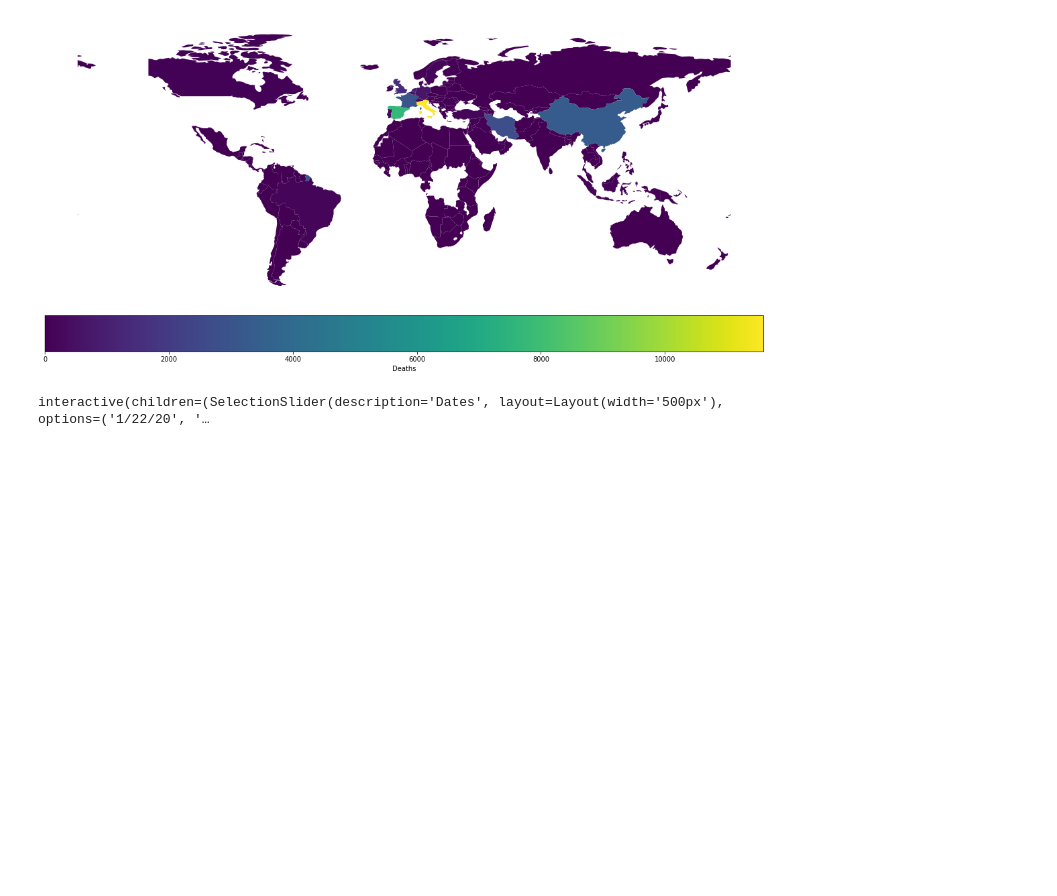
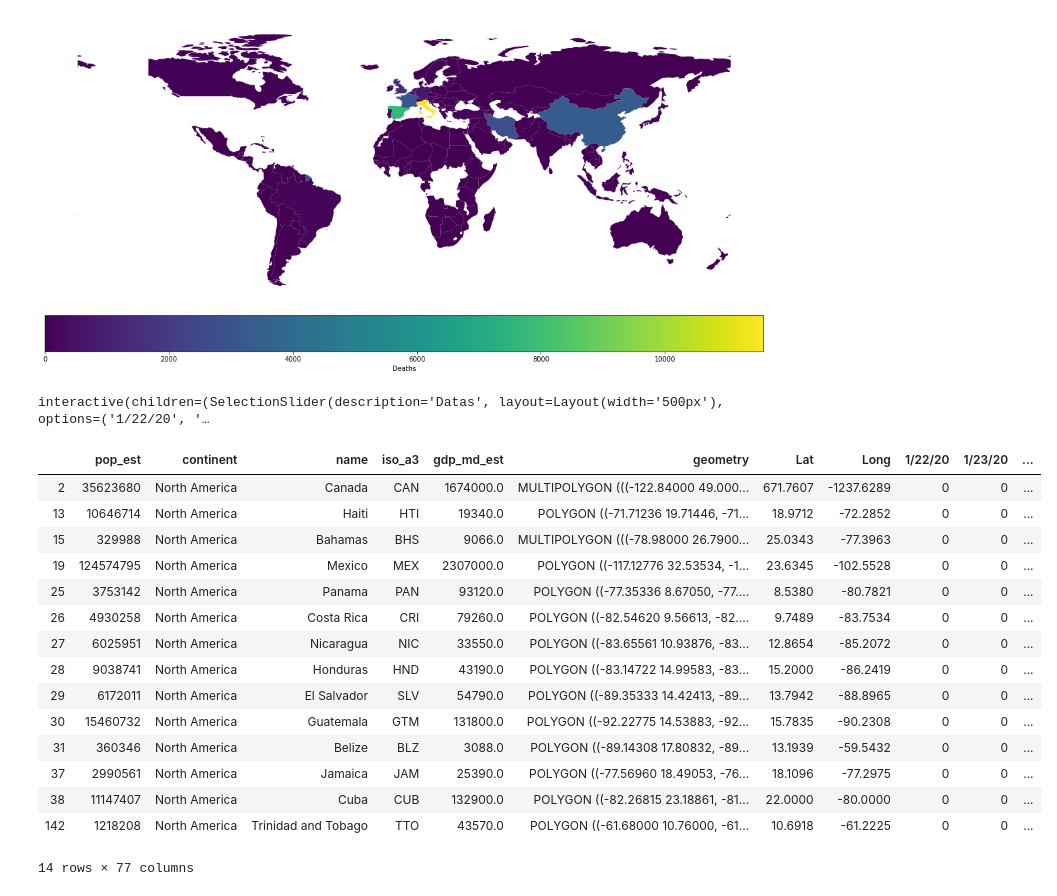
Before and after one commit to NAMD/covidash, a Jupyter notebook: notebooks/Visualizations.ipynb, the cells around one changed output. Drawn from its saved outputs; the diff is of its cells as text; code cells hidden in the pictures; blank space fills up the shorter version.

```diff
--- a/notebooks/Visualizations.ipynb
+++ b/notebooks/Visualizations.ipynb
@@ -84,22 +94,43 @@ options = [date.strftime('%-m/%-d/%y') for date in dates]
 
 selection_slider = widgets.SelectionSlider(
     options=options,
-    description='Dates',
+    description='Datas',
     orientation='horizontal',
     layout={'width': '500px'}
 )
+continent_sel = widgets.Select(
+    options=list(set(world.continent))+['Todos'],
+    value='Todos',
+    # rows=10,
+    description='Continentes:',
+    disabled=False
+)
 
-@interact(date=selection_slider, normalizado=True)
-def plot_conf_cases(date, normalizado):
+
+
+@interact(date=selection_slider, normalizado=True, continente=continent_sel)
+def plot_conf_cases(date, normalizado, continente):
     fig,ax = plt.subplots(1, 1, figsize=(15,15))
     if normalizado:
-        dado = 1e5*confirmed_mundo[date]/confirmed_mundo['pop_est']
+        if continente == 'Todos':
+            dado = 1e5*confirmed_mundo[date]/confirmed_mundo['pop_est']
+        else:
+            dado = 1e5*confirmed_mundo[confirmed_mundo.continent==continente][date]/confirmed_mundo[confirmed_mundo.continent==continente]['pop_est']
         title = 'Casos confirmados por 100 mil'
     else:
-        dado = confirmed_mundo[date]
+        if continente == 'Todos':
+            dado = confirmed_mundo[date]
+        else:
+            dado = confirmed_mundo[confirmed_mundo.continent==continente][date]
         title = 'Casos confirmados'
     if date in confirmed_mundo.columns:
-        confirmed_mundo.plot(ax=ax, column=dado,
+        if continente == 'Todos':
+            confirmed_mundo.plot(ax=ax, column=dado,
+                             alpha=.5, legend=True,
+                             legend_kwds={'orientation':'horizontal', 'label':title}
+                            );
+        else:
+            confirmed_mundo[confirmed_mundo.continent==continente].plot(ax=ax, column=dado,
                              alpha=.5, legend=True,
                              legend_kwds={'orientation':'horizontal', 'label':title}
                             );
@@ -107,4 +138,23 @@ def plot_conf_cases(date, normalizado):
     ax.set_title(title)
     ax.set_axis_off()
 # %% [output]
-interactive(children=(SelectionSlider(description='Dates', layout=Layout(width='500px'), options=('1/22/20', '…
+interactive(children=(SelectionSlider(description='Datas', layout=Layout(width='500px'), options=('1/22/20', '…
+# %%
+confirmed_mundo[confirmed_mundo.continent=='North America']
+# %% [output]
+|  | pop_est | continent | name | iso_a3 | gdp_md_est | geometry | Lat | Long | 1/22/20 | 1/23/20 | ... |
+| 2 | 35623680 | North America | Canada | CAN | 1674000.0 | MULTIPOLYGON (((-122.84000 49.000... | 671.7607 | -1237.6289 | 0 | 0 | ... |
+| 13 | 10646714 | North America | Haiti | HTI | 19340.0 | POLYGON ((-71.71236 19.71446, -71... | 18.9712 | -72.2852 | 0 | 0 | ... |
+| 15 | 329988 | North America | Bahamas | BHS | 9066.0 | MULTIPOLYGON (((-78.98000 26.7900... | 25.0343 | -77.3963 | 0 | 0 | ... |
+| 19 | 124574795 | North America | Mexico | MEX | 2307000.0 | POLYGON ((-117.12776 32.53534, -1... | 23.6345 | -102.5528 | 0 | 0 | ... |
+| 25 | 3753142 | North America | Panama | PAN | 93120.0 | POLYGON ((-77.35336 8.67050, -77.... | 8.5380 | -80.7821 | 0 | 0 | ... |
+| 26 | 4930258 | North America | Costa Rica | CRI | 79260.0 | POLYGON ((-82.54620 9.56613, -82.... | 9.7489 | -83.7534 | 0 | 0 | ... |
+| 27 | 6025951 | North America | Nicaragua | NIC | 33550.0 | POLYGON ((-83.65561 10.93876, -83... | 12.8654 | -85.2072 | 0 | 0 | ... |
+| 28 | 9038741 | North America | Honduras | HND | 43190.0 | POLYGON ((-83.14722 14.99583, -83... | 15.2000 | -86.2419 | 0 | 0 | ... |
+| 29 | 6172011 | North America | El Salvador | SLV | 54790.0 | POLYGON ((-89.35333 14.42413, -89... | 13.7942 | -88.8965 | 0 | 0 | ... |
+| 30 | 15460732 | North America | Guatemala | GTM | 131800.0 | POLYGON ((-92.22775 14.53883, -92... | 15.7835 | -90.2308 | 0 | 0 | ... |
+| 31 | 360346 | North America | Belize | BLZ | 3088.0 | POLYGON ((-89.14308 17.80832, -89... | 13.1939 | -59.5432 | 0 | 0 | ... |
+| 37 | 2990561 | North America | Jamaica | JAM | 25390.0 | POLYGON ((-77.56960 18.49053, -76... | 18.1096 | -77.2975 | 0 | 0 | ... |
+| 38 | 11147407 | North America | Cuba | CUB | 132900.0 | POLYGON ((-82.26815 23.18861, -81... | 22.0000 | -80.0000 | 0 | 0 | ... |
+| 142 | 1218208 | North America | Trinidad and Tobago | TTO | 43570.0 | POLYGON ((-61.68000 10.76000, -61... | 10.6918 | -61.2225 | 0 | 0 | ... |
+14 rows × 77 columns
```
Also changed, not shown: parts of 3 cells of this notebook, 5 other files.
